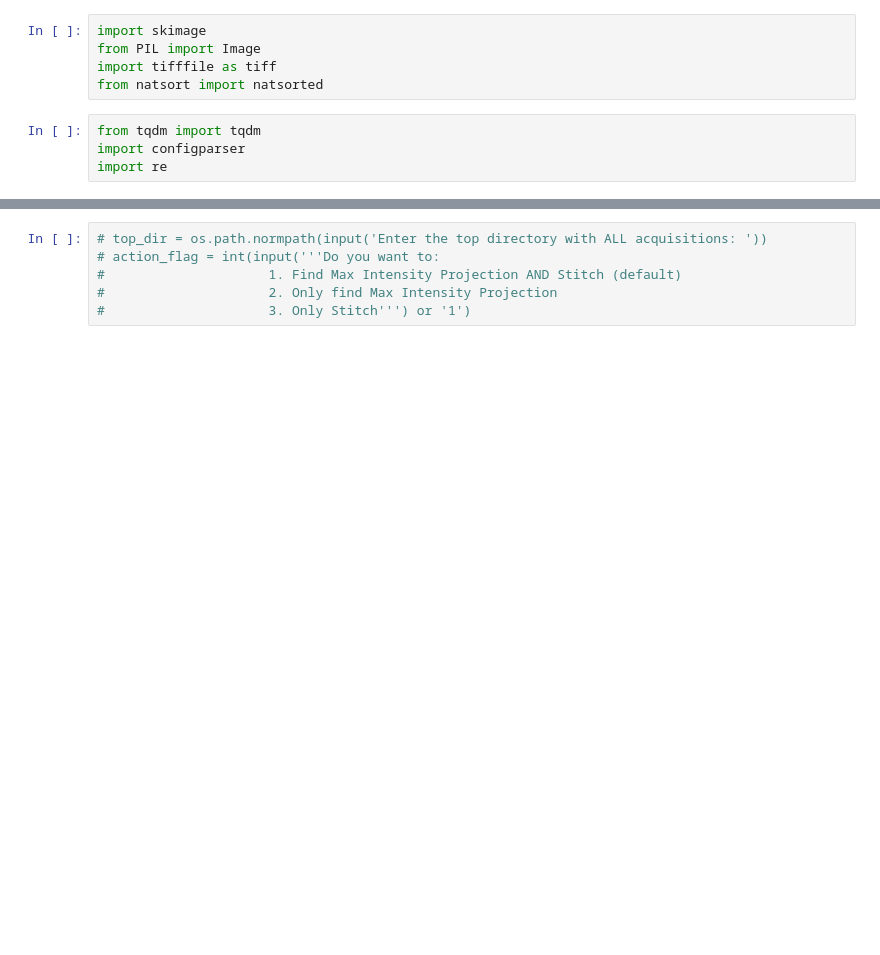
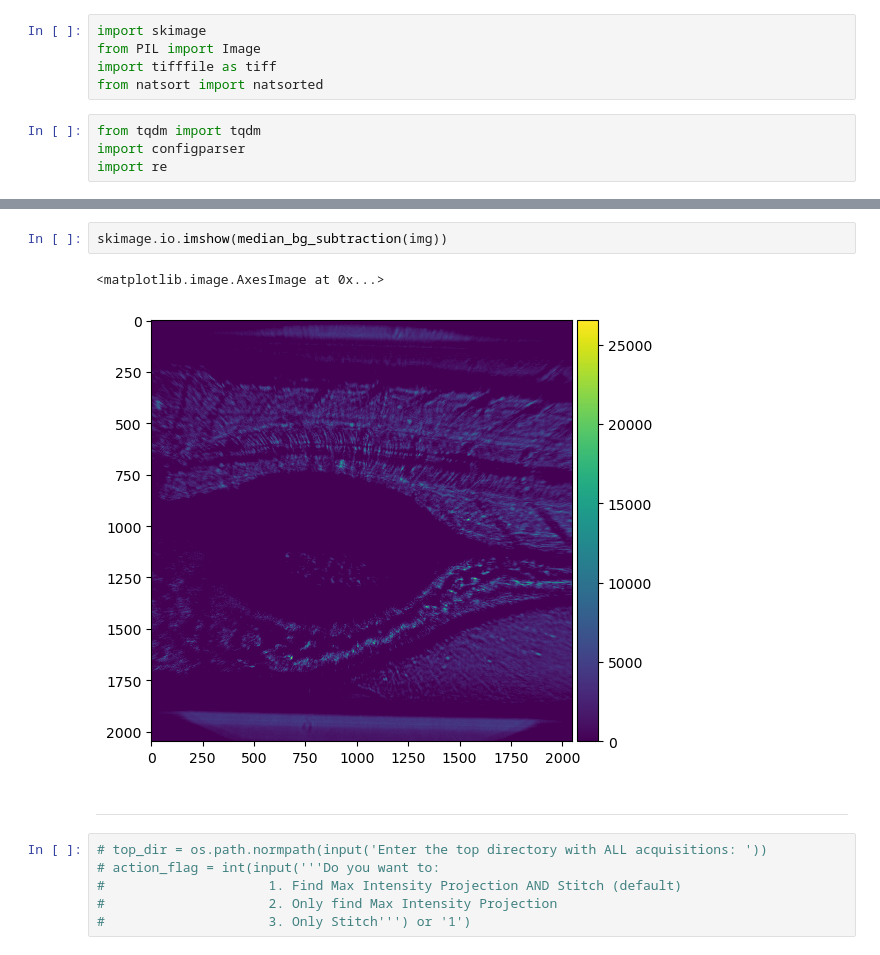
Before and after one commit to pamitabh/batch-processing, a Jupyter notebook: archive/visualize LSM img stacks in 2D.ipynb, the cells around one changed output, grey strips where cells are left out. Cells and saved outputs as stored; diff of their text form; blank space fills up the shorter version.

```diff
--- a/archive/visualize LSM img stacks in 2D.ipynb
+++ b/archive/visualize LSM img stacks in 2D.ipynb
@@ -29,3 +80,10 @@ import re
+# %%
+skimage.io.imshow(median_bg_subtraction(img))
+# %% [output]
+<matplotlib.image.AxesImage at 0x...>
+[figure, added]
+# %% [markdown]
+---
 # %%
 # top_dir = os.path.normpath(input('Enter the top directory with ALL acquisitions: '))
 # action_flag = int(input('''Do you want to:
```
Also changed, not shown: parts of 10 cells of this notebook, 1 other file.
